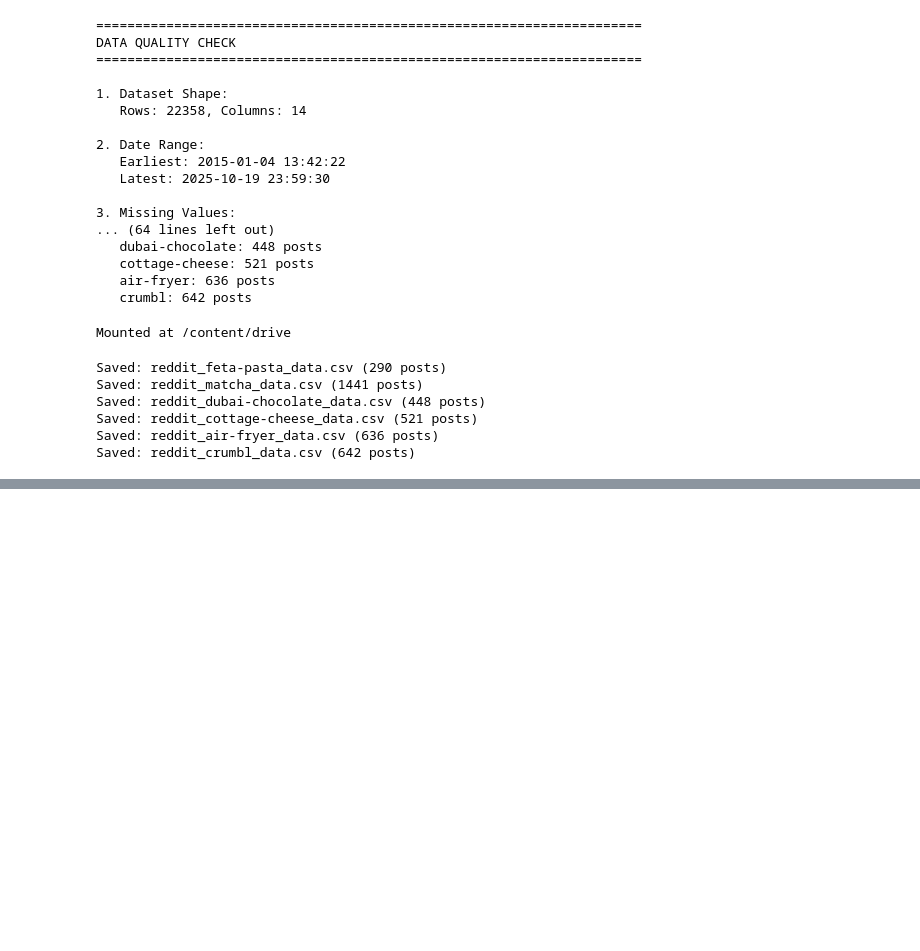
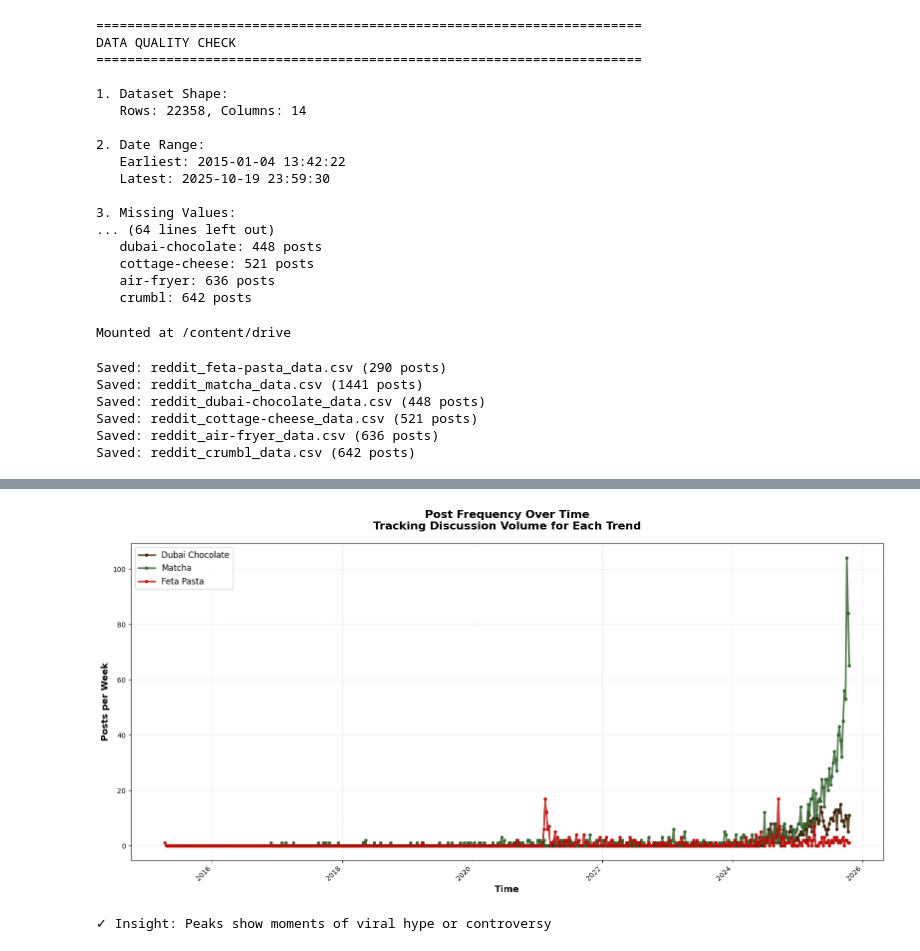
Before and after one commit to kzumreen/FoodTrendsPrediction, a Jupyter notebook: Reddit_Access.ipynb, the cells around one changed output, grey strips where cells are left out. Saved outputs shown, nothing was run; the diff lists cells and outputs as text; code cells hidden in the pictures; blank space fills up the shorter version.

```diff
--- a/Reddit_Access.ipynb
+++ b/Reddit_Access.ipynb
@@ -577,0 +800,13 @@ Saved: reddit_crumbl_data.csv (642 posts)
+# %%
+print(" Running VADER sentiment analysis on post titles...")
+df_trends['sentiment_score'] = df_trends['title'].apply(get_vader_sentiment)
+df_trends['sentiment_category'] = df_trends['sentiment_score'].apply(classify_sentiment)
+
+print("✓ Sentiment analysis complete!")
+print(f" Overall Sentiment Distribution:")
+print(df_trends['sentiment_category'].value_counts())
+print(f" Average Sentiment by Trend:")
+for trend in trends_to_analyze:
+    trend_df = df_trends[df_trends['Trend_ID'] == trend]
+    avg_sentiment = trend_df['sentiment_score'].mean()
+    print(f"   • {trend}: {avg_sentiment:.3f}")
@@ -577,0 +827,44 @@ Saved: reddit_crumbl_data.csv (642 posts)
+# %%
+def plot_post_frequency_over_time(df_trends):
+    """
+    Track how often users discussed each trend
+    """
+    fig, ax = plt.subplots(figsize=(16, 8))
+
+    for trend in trends_to_analyze:
+        trend_df = df_trends[df_trends['Trend_ID'] == trend]
+
+        if len(trend_df) < 5:
+            continue
+
+        # Weekly aggregation
+        weekly_counts = (trend_df.set_index('Time_Period')
+                        .resample('W')
+                        .size()
+                        .reset_index(name='post_count'))
+
+        ax.plot(weekly_counts['Time_Period'],
+               weekly_counts['post_count'],
+               label=trend.replace('-', ' ').title(),
+               color=CUSTOM_COLORS[trend],
+               linewidth=2.5,
+               marker='o',
+               markersize=4,
+               alpha=0.8)
+
+    ax.set_xlabel('Time', fontsize=13, fontweight='bold')
+    ax.set_ylabel('Posts per Week', fontsize=13, fontweight='bold')
+    ax.set_title('Post Frequency Over Time\nTracking Discussion Volume for Each Trend',
+                 fontsize=16, fontweight='bold', pad=20)
+    ax.legend(fontsize=12, loc='best', framealpha=0.9)
+    ax.grid(True, alpha=0.3, linestyle='--')
+    plt.xticks(rotation=45, ha='right')
+    plt.tight_layout()
+    plt.show()
+
+    print("✓ Insight: Peaks show moments of viral hype or controversy")
+
+plot_post_frequency_over_time(df_trends)
+# %% [output]
+[figure, added]
+✓ Insight: Peaks show moments of viral hype or controversy
```
Also changed, not shown: parts of 17 cells of this notebook.
